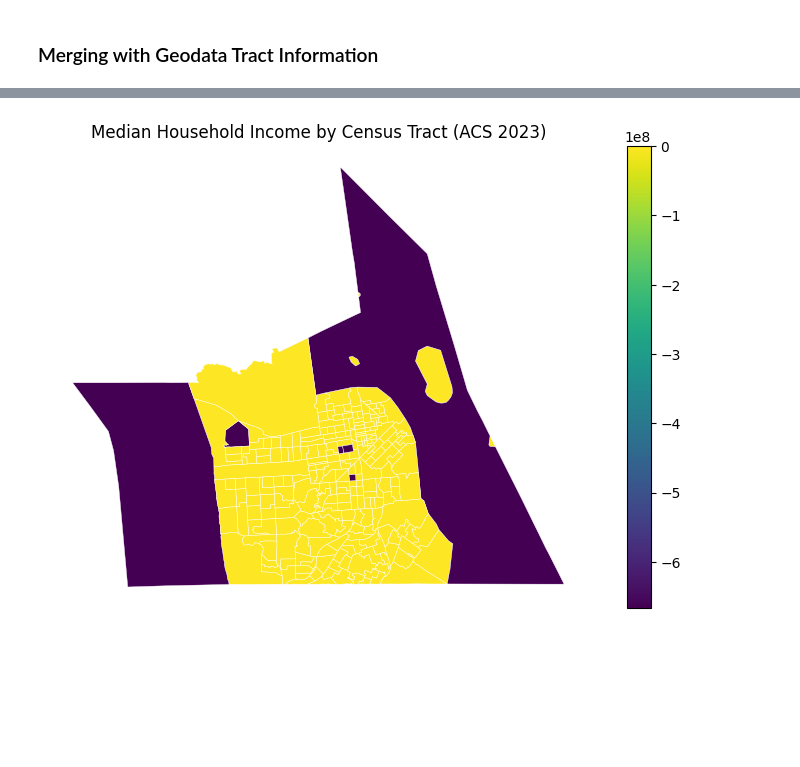
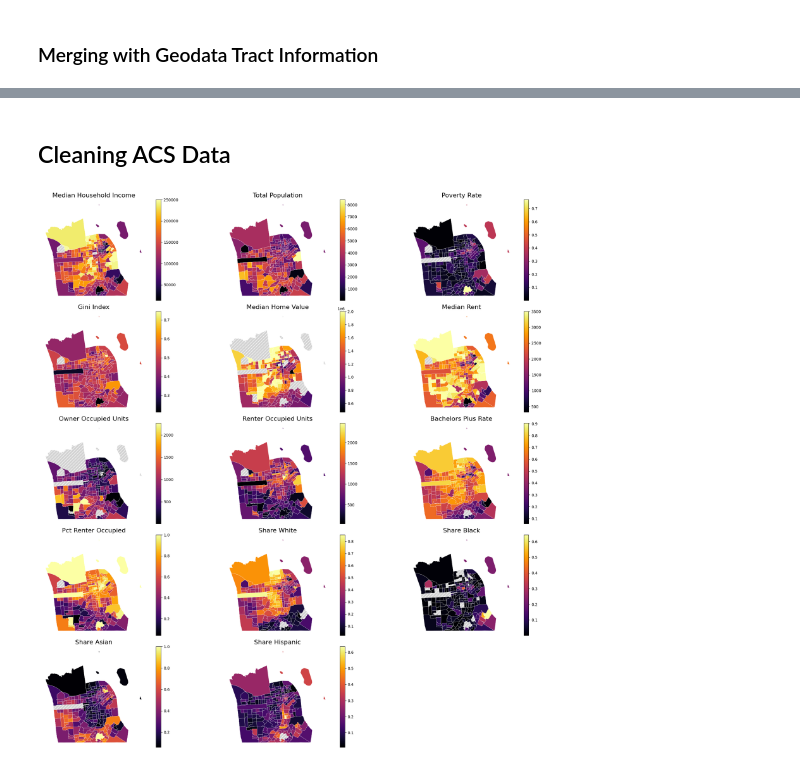
Before and after one commit to manpazito/311-neighborhood-equity, a Jupyter notebook: processing_data.ipynb, the cells around one changed output, grey strips where cells are left out. Cells and saved outputs as stored; diff of their text form; code cells hidden in the pictures; blank space fills up the shorter version.

```diff
--- a/processing_data.ipynb
+++ b/processing_data.ipynb
@@ -447,21 +514,2 @@ Number of tracts: 243
-# %%
-sf_tracts_acs = sf_tracts.merge(
-    sfCountyTracts,
-    left_on='GEOID',
-    right_on='GEOID',
-    how='left'
-).cx[-122.6:-122.3, 37.6:37.9].copy()
-
-fig, ax = plt.subplots(figsize=(10,6))
-sf_tracts_acs.plot(
-    ax=ax,
-    column='median_household_income',
-    legend=True,
-    edgecolor='white',
-    linewidth=0.3
-)
-ax.set_title("Median Household Income by Census Tract (ACS 2023)")
-ax.set_axis_off()
-plt.show()
-# %% [output]
-[figure, removed]
+# %% [markdown]
+## Cleaning ACS Data
@@ -467,0 +544,36 @@ plt.show()
+# %%
+# Columns from acs + the ones we derived
+acs_columns = [
+    "median_household_income", "total_population", "poverty_rate", "gini_index",
+    "median_home_value", "median_rent", "owner_occupied_units", "renter_occupied_units",
+    "bachelors_plus_rate", "pct_renter_occupied", "share_white", "share_black",
+    "share_asian", "share_hispanic"
+]
+
+# Printing multiple maps in a grid
+fig, axes = plt.subplots(nrows=5, ncols=3, figsize=(20, 20))
+axes = axes.flatten()
+
+for i, col in enumerate(acs_columns):
+    ax = axes[i]
+
+    sf_tracts_acs.plot(
+        ax=ax,
+        column=col,
+        legend=True,
+        edgecolor="white",
+        linewidth=0.3,
+        cmap="inferno",
+        missing_kwds={"color": "lightgray", "hatch": "///", "label": "No data"}
+    )
+    ax.set_title(col.replace("_", " ").title(), fontsize=16)
+    ax.set_axis_off()
+
+# Hide extra subplots if fewer than 16
+for j in range(i + 1, len(axes)):
+    axes[j].set_visible(False)
+
+plt.tight_layout()
+plt.show()
+# %% [output]
+[figure, added]
```
Also changed, not shown: parts of 7 cells of this notebook.
